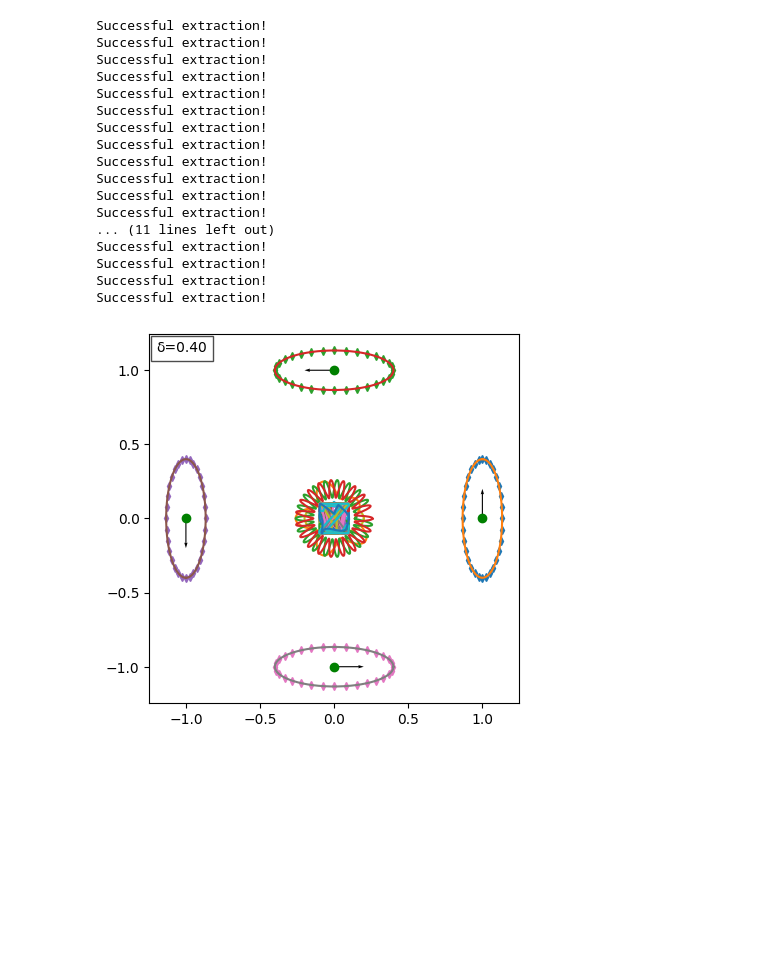
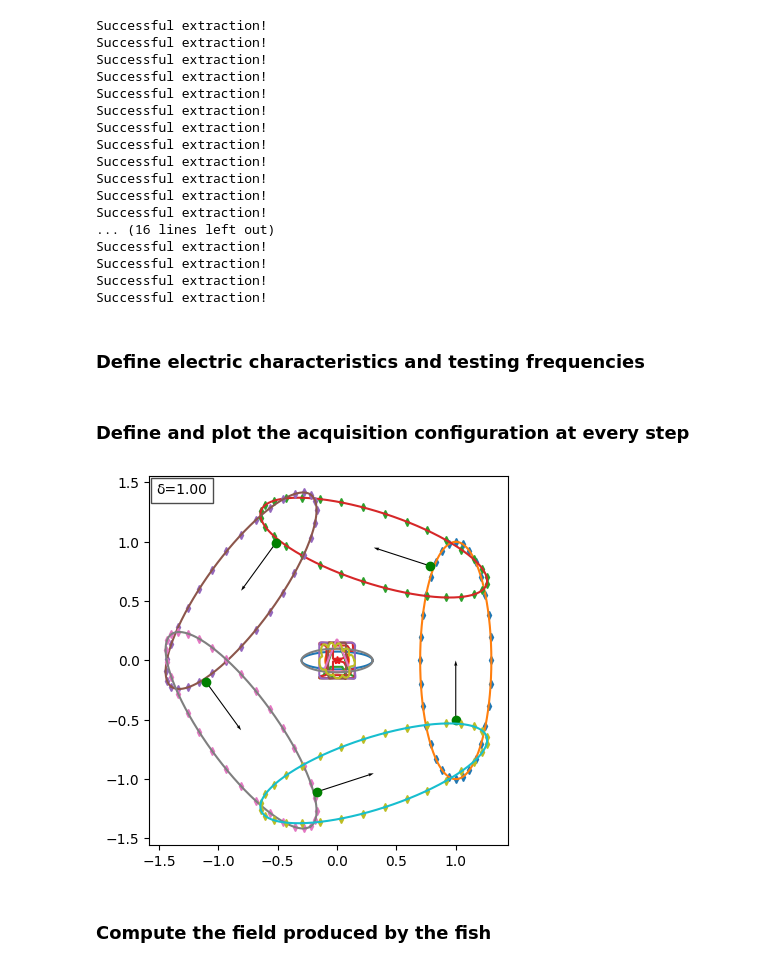
Before and after one commit to Ukechh/SIES_Python_version, a Jupyter notebook: demo/Electric_Fish/demo_shape_recognition_jupyter.ipynb, the cells around one changed output. Saved outputs shown, nothing was run; the diff lists cells and outputs as text; code cells hidden in the pictures; blank space fills up the shorter version.

```diff
--- a/demo/Electric_Fish/demo_shape_recognition_jupyter.ipynb
+++ b/demo/Electric_Fish/demo_shape_recognition_jupyter.ipynb
@@ -16,5 +21,5 @@ from tqdm import tqdm
 # %%
 #Set up the number of points
-N = 2**9
+N = 2**8
 #Set up typical size
-delta = 0.2
+delta = 0.3
@@ -22,7 +29,7 @@ delta = 0.2
 #Create different inclusions
 B1 = Ellipse(1, 1/2, phi=0.0, NbPts=N)
 B2 = Triangle(1, np.pi/3, npts=N)
-B3 = Rectangle(1, 1/2, N)
+B3 = RectFig(1, 1/2, N)
 B4 = Flower(1, 1, N, 5, 0.3, tau=0.5)  # 5 petals
 B5 = Flower(1, 1, N, 19, 0.3, tau=0.95)  # 19 petals
 B6 = Flower(1, 1, N, 19, 0.3, tau=0)  # 19 petals, one damaged (tau different)
@@ -53,6 +60,17 @@ B30 = ImgShape('../../Test_images/X.png', N)
 B31 = ImgShape('../../Test_images/Y.png', N)
 B32 = ImgShape('../../Test_images/Z.png', N)
 B33 = ImgShape('../../Test_images/Cutie_patootie.png', N)
+B34 = ImgShape('../../Test_images/Bumped_in_cube.png', N)
+B35 = ImgShape('../../Test_images/Bumped_out_cube.png', N)
+B36 = ImgShape('../../Test_images/nuage.png', N)
+Ell = Ellipse(1,1/4, 0, N)
+Disk = Ellipse(1,1,0, N)
+A = ImgShape('../../Test_images/A.png', N)
+E = ImgShape('../../Test_images/E.png', N)
+Sq = RectFig(1,1,N)
+Rect = RectFig(1, 1/2, N)
+Tri = Triangle(1,np.pi / 4, npts=N)
+DiffE = Ellipse(1,1/3,0,N)
 # %% [output]
 Successful extraction!
 Successful extraction!
@@ -66,7 +84,7 @@ Successful extraction!
 Successful extraction!
 Successful extraction!
 Successful extraction!
-... (11 lines left out)
+... (16 lines left out)
 Successful extraction!
 Successful extraction!
 Successful extraction!
@@ -74,10 +101,17 @@ Successful extraction!
 # %%
 #Define a dictionary of shapes
-D = [
-      B1*delta, B2*delta, B3*delta, B4*delta, B5*delta, B6*delta,
+Dr = [F1 * delta, F2 * delta, F3 * delta, F4 * delta, F5 * delta, F6 * delta, F7 * delta, F8 * delta]
+
+D = [ Ell * delta, Disk*(delta/3) , A*delta, E*delta, Sq*delta, Rect*delta, Tri*delta, DiffE*delta
+      , B36*delta]
+
+C= [
+    B1*delta , B2*delta, B3*delta, B4*delta, B5*delta, B6*delta,
       B7*delta, B8*delta, B9*delta, B10*delta, B11*delta, B12*delta, B13*delta, B14*delta, B15*delta, B16*delta,
       B17*delta, B18*delta, B19*delta, B20*delta, B21*delta, B22*delta, B23*delta, B24*delta, B25*delta, B26*delta,
-      B27*delta, B28*delta, B29*delta, B30*delta, B31*delta, B32*delta, B33*delta
+      B27*delta, B28*delta, B29*delta, B30*delta, B31*delta, B32*delta, B33*delta,  B34*delta, B35*delta
 ]
+# %% [markdown]
+### Define electric characteristics and testing frequencies
 # %%
 #Set conductivity and permitivitty for inclusions
@@ -89,20 +125,22 @@ freq = np.linspace(0,500*2*np.pi , endpoint=False, num=20)
+# %% [markdown]
+### Define and plot the acquisition configuration at every step
 # %%
 #Set up the fish body
-Omega = Ellipse(1, 1/3, phi=0.0, NbPts=N) * delta*2
+Omega = Ellipse(1, 0.3, phi=0.0, NbPts=N)
 Omega = Omega < np.pi / 2
 #Set up specific parameters for acquisition method
-idxRcv = np.arange(0, Omega.nb_points-1,2**4)
-Ns = 4
-impd = 1
+idxRcv = np.arange(0, Omega.nb_points-1,2**3)
+Ns = 5
+impd = 0
 #Set up the fish acquisition system
-cfg = mconfig.Fish_circle(Omega, idxRcv, np.zeros((2,1)), 1, Ns, 2*np.pi, impd=impd)
+cfg = mconfig.Fish_circle(Omega, idxRcv, np.zeros((2,1)), 1, Ns, 2*np.pi, impd=impd, d0= np.array(([0,-1/2])) )
 #Plot the configuration with the shapes
 ax = plt.subplot()
 cfg.plot(ax=ax)
 
 for shape in D:
     shape.plot(ax=ax)
 
 plt.show()
 # %% [output]
-[figure, old version]
+[figure, new version]
@@ -108,0 +150,2 @@ plt.show()
+# %% [markdown]
+### Compute the field produced by the fish
```
Also changed, not shown: parts of 24 cells of this notebook, 27 other files.
